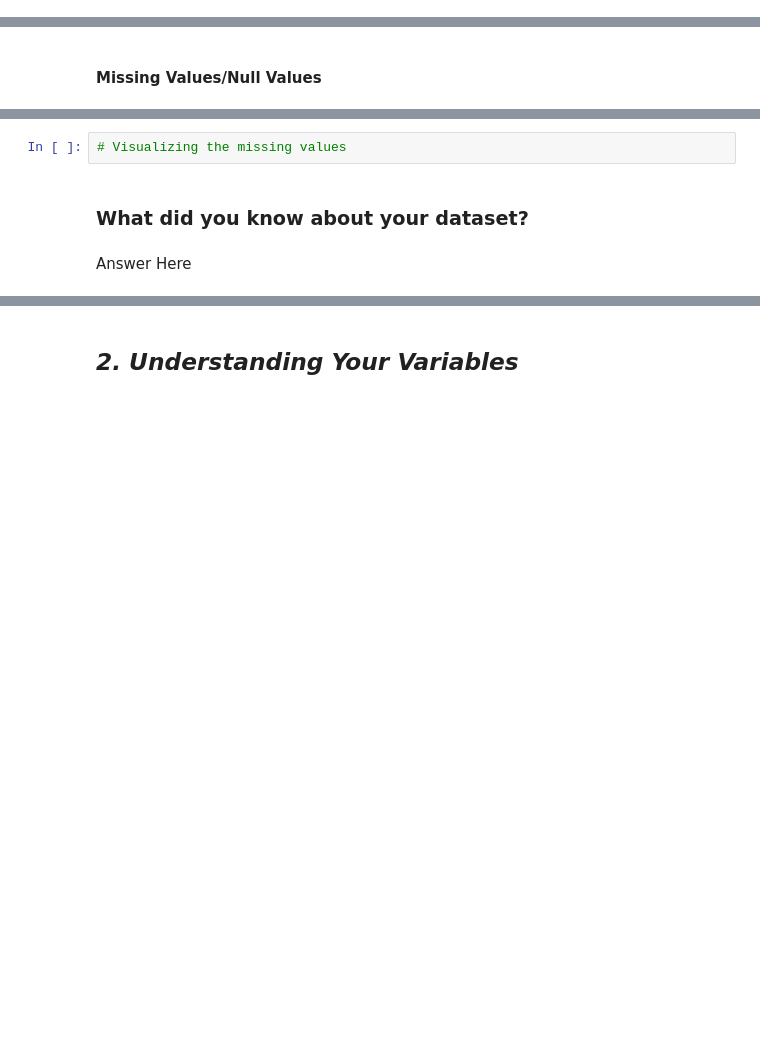
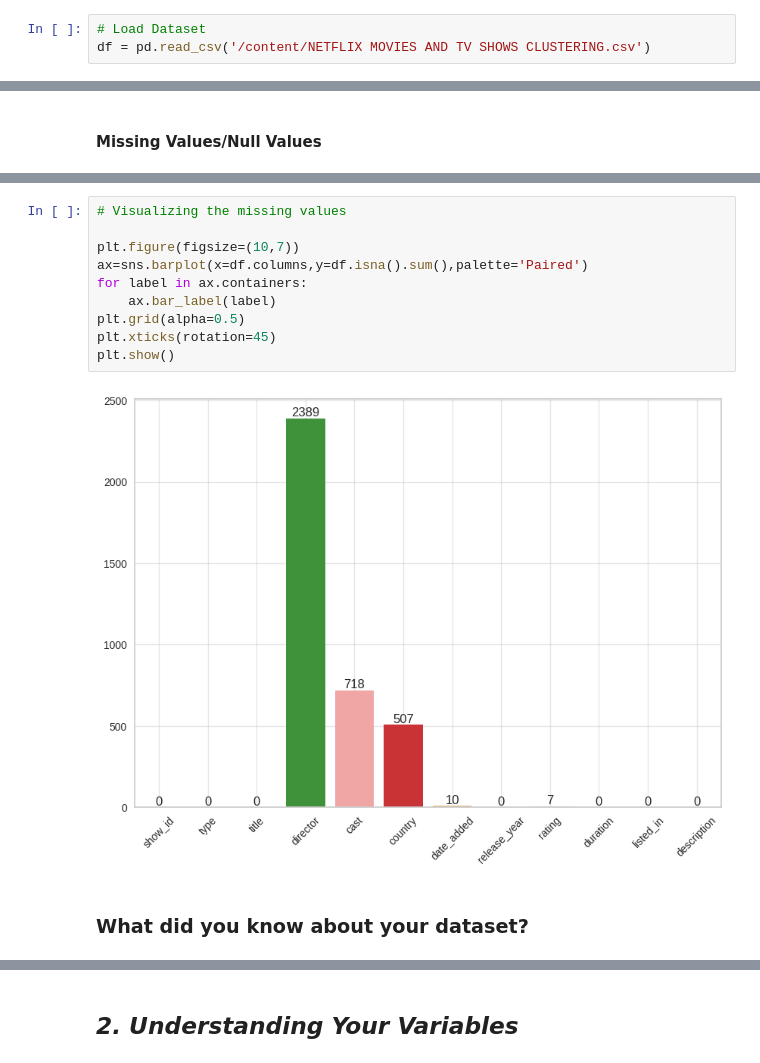
Before and after one commit to ashish-bansod/Netflix_Movies_and_TV_Shows_Clustering, a Jupyter notebook: Netflix_Movies_and_TV_Shows_Clustering.ipynb, the cells around one changed output, grey strips where cells are left out. Saved outputs shown, nothing was run; the diff lists cells and outputs as text; blank space fills up the shorter version.

```diff
--- a/Netflix_Movies_and_TV_Shows_Clustering.ipynb
+++ b/Netflix_Movies_and_TV_Shows_Clustering.ipynb
@@ -100,3 +141,6 @@ M - Multivariate Analysis
+# %%
+# Load Dataset
+df = pd.read_csv('/content/NETFLIX MOVIES AND TV SHOWS CLUSTERING.csv')
 # %% [markdown]
 ### Dataset First View
 # %%
@@ -120,6 +221,14 @@ M - Multivariate Analysis
-# %%
-# Visualizing the missing values
+# %%
+# Visualizing the missing values
+
+plt.figure(figsize=(10,7))
+ax=sns.barplot(x=df.columns,y=df.isna().sum(),palette='Paired')
+for label in ax.containers:
+    ax.bar_label(label)
+plt.grid(alpha=0.5)
+plt.xticks(rotation=45)
+plt.show()
+# %% [output]
+[figure, added]
 # %% [markdown]
 ### What did you know about your dataset?
-# %% [markdown]
-Answer Here
```
Also changed, not shown: parts of 15 cells of this notebook.
